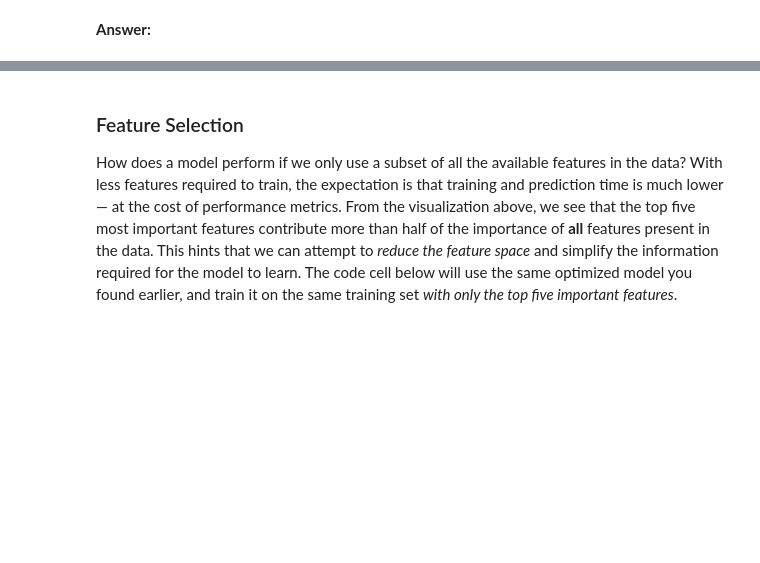
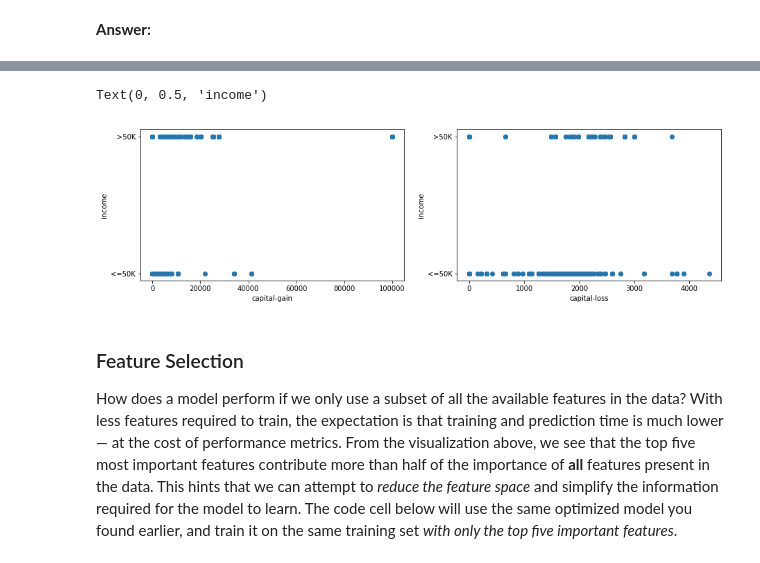
Before and after one commit to samiriff/MLND-finding-donors, a Jupyter notebook: finding_donors.ipynb, the cells around one changed output, grey strips where cells are left out. Saved outputs shown, nothing was run; the diff lists cells and outputs as text; code cells hidden in the pictures; blank space fills up the shorter version.

```diff
--- a/finding_donors.ipynb
+++ b/finding_donors.ipynb
@@ -859,3 +883,14 @@ Observe the visualization created above which displays the five most relevant fe
+# %%
+fig, ax = plt.subplots(1, 2, figsize=(15, 4))
+ax[0].scatter(data['capital-gain'], data['income'])
+ax[0].set_xlabel('capital-gain')
+ax[0].set_ylabel('income')
+ax[1].scatter(data['capital-loss'], data['income'])
+ax[1].set_xlabel('capital-loss')
+ax[1].set_ylabel('income')
+# %% [output]
+Text(0, 0.5, 'income')
+[figure, added]
 # %% [markdown]
 ### Feature Selection
 How does a model perform if we only use a subset of all the available features in the data? With less features required to train, the expectation is that training and prediction time is much lower — at the cost of performance metrics. From the visualization above, we see that the top five most important features contribute more than half of the importance of **all** features present in the data. This hints that we can attempt to *reduce the feature space* and simplify the information required for the model to learn. The code cell below will use the same optimized model you found earlier, and train it on the same training set *with only the top five important features*.
```
Also changed, not shown: parts of 10 cells of this notebook.
